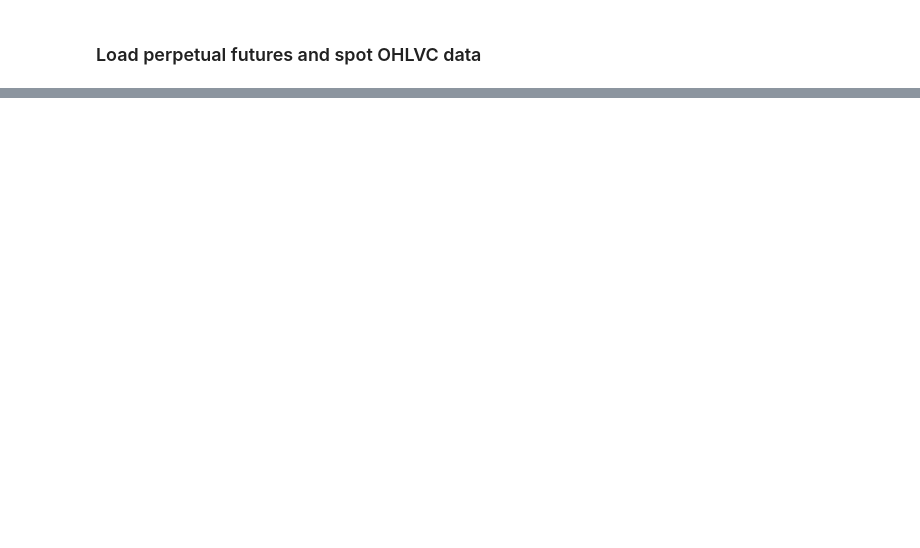
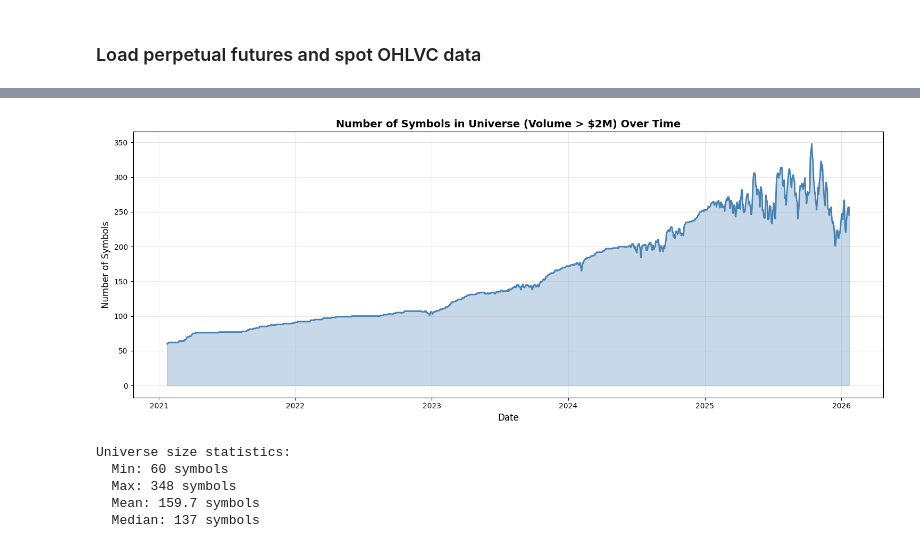
Before and after one commit to BlazOrsos/quant-journey, a Jupyter notebook: research/crypto_basis_arbitrage/crypto_basis_arbitrage.ipynb, the cells around one changed output, grey strips where cells are left out. Cells and saved outputs as stored; diff of their text form; code cells hidden in the pictures; blank space fills up the shorter version.

```diff
--- a/research/crypto_basis_arbitrage/crypto_basis_arbitrage.ipynb
+++ b/research/crypto_basis_arbitrage/crypto_basis_arbitrage.ipynb
@@ -251,0 +331,21 @@ plt.show()
+# %%
+# Count the number of distinct symbols where universe = True for each day
+universe_count = df_ohlcv[df_ohlcv['universe'] == True].groupby('datetime')['symbol'].nunique()
+
+# Create the plot
+plt.figure(figsize=(15, 6))
+plt.plot(universe_count.index, universe_count.values, linewidth=2, color='steelblue')
+plt.fill_between(universe_count.index, universe_count.values, alpha=0.3, color='steelblue')
+plt.title('Number of Symbols in Universe (Volume > $2M) Over Time', fontsize=14, fontweight='bold')
+plt.xlabel('Date', fontsize=12)
+plt.ylabel('Number of Symbols', fontsize=12)
+plt.grid(True, alpha=0.3)
+plt.tight_layout()
+plt.show()
+# %% [output]
+[figure, added]
+Universe size statistics:
+  Min: 60 symbols
+  Max: 348 symbols
+  Mean: 159.7 symbols
+  Median: 137 symbols
```
Also changed, not shown: parts of 2 cells of this notebook.
